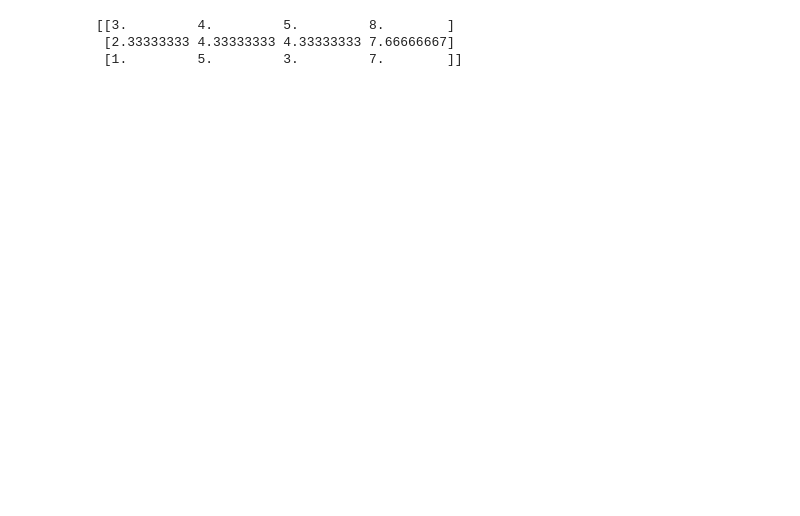
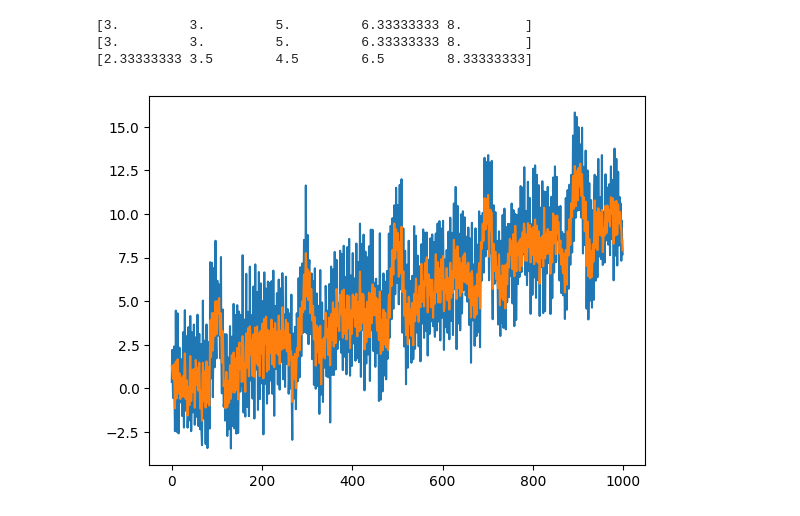
Before and after one commit to rochellekaper/n247_spring2025, a Jupyter notebook: ProblemSets/N247 Pset 5 Numpy - Simple filtering and plotting.ipynb, the cells around one changed output. Drawn from its saved outputs; the diff is of its cells as text; code cells hidden in the pictures; blank space fills up the shorter version.

```diff
--- a/ProblemSets/N247 Pset 5 Numpy - Simple filtering and plotting.ipynb
+++ b/ProblemSets/N247 Pset 5 Numpy - Simple filtering and plotting.ipynb
@@ -113,18 +113,16 @@ def SlidingFilt3 (data):
     if len(data) < 2:
         raise ValueError("Inout must be at least 2 elements long!")
 
-    means_list = []
+    new = np.empty(len(data), dtype=float)
 
-    left = data[1:]
-    right = data[:-1]
-    center = data[0:-1]
+    left = np.concatenate(([data[0]], data[:-1]))
+    right = np.concatenate((data[1:], [data[-1]]))
 
-    means_list.append((left + center) / 2)
-    means_list.append((left + right + center) / 3)
-    means_list.append((right + center) / 2)
+    new[0] = (right[0] + data[0]) / 2 #first element
+    new[1:-1] = (left[1:-1] + data[1:-1] + right[1:-1]) / 3 #middle elements
+    new[-1] = (left[-1] + data[-1]) / 2 #last element
 
-
-    return np.array(means_list)
+    return new
 
 
 
@@ -142,7 +140,27 @@ def TentFilt3(data):
     average of data[4], data[4], data[3] and data[5]
 
     """
+    if type(data) != np.ndarray:
+        raise TypeError("Input must be an np.array!")
 
+    if data.ndim != 1:
+        raise ValueError("Input must be one-dimensional!")
+
+    if len(data) < 2:
+        raise ValueError("Inout must be at least 2 elements long!")
+
+    new = np.empty(len(data), dtype=float)
+
+    left = np.concatenate(([data[0]], data[:-1]))
+    right = np.concatenate((data[1:], [data[-1]]))
+    center = data
+
+    #weigh current value twice as much as the values to the left and right
+    new[0] = (right[0] + center[0]*2) / 3
+    new[1:-1] = (left[1:-1] + center[1:-1]*2 + right[1:-1]) / 4
+    new[-1] = (left[-1] + center[-1]*2) / 3
+
+    return new
 
 def TestFiltSpeed(n=1000000):
     """
@@ -206,17 +224,18 @@ def ShowSimplePlot(data=0):
 # %%
 # Load up my sample data
 LoadData()
 
 # Make a simple test bit of data for us
 test_data = np.array([1.0, 5, 3, 7, 9])
 
 # Un-commment these as you write the functions to test them
-# print(SlidingFilt3_loop(test_data))
+print(SlidingFilt3_loop(test_data))
 print(SlidingFilt3(test_data))
-#print(TentFilt3(test_data))
+print(TentFilt3(test_data))
 
-#ShowSimplePlot()
+ShowSimplePlot()
 # %% [output]
-[[3.         4.         5.         8.        ]
- [2.33333333 4.33333333 4.33333333 7.66666667]
- [1.         5.         3.         7.        ]]
+[3.         3.         5.         6.33333333 8.        ]
+[3.         3.         5.         6.33333333 8.        ]
+[2.33333333 3.5        4.5        6.5        8.33333333]
+[figure, added]
```
